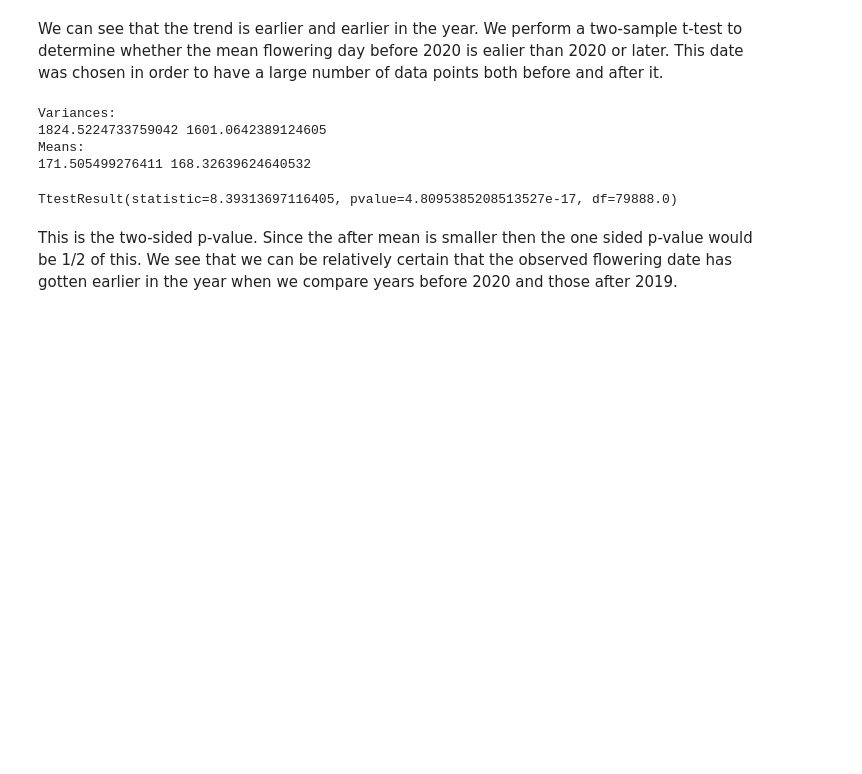
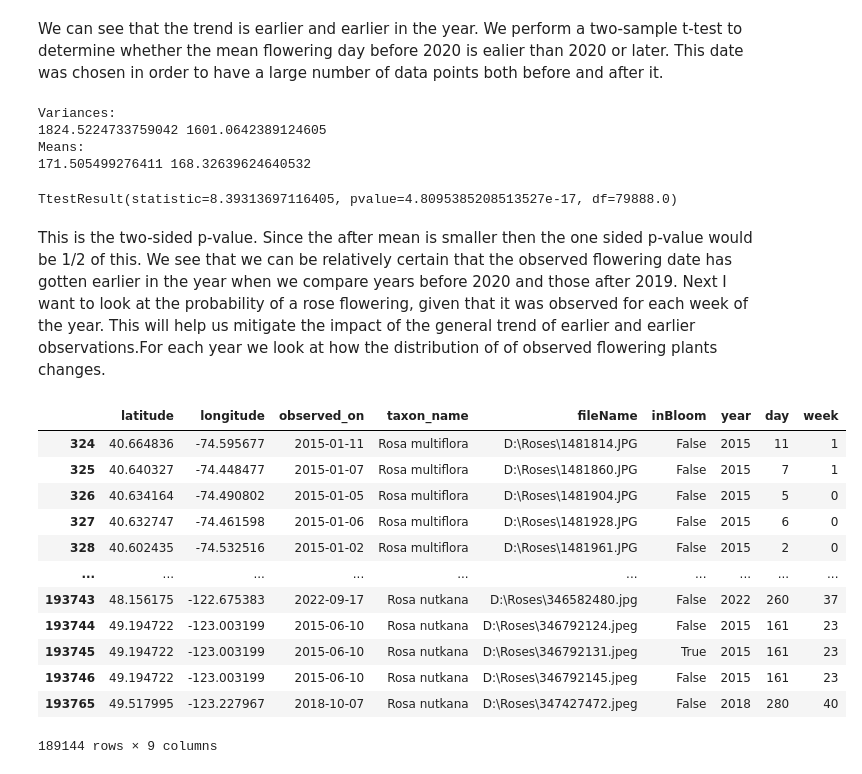
Before and after one commit to SeanHaight/FlowerIdentificationProject, a Jupyter notebook: Notebooks/Roses/rose_Hypothesis_Testing.ipynb, the cells around one changed output. Drawn from its saved outputs; the diff is of its cells as text; code cells hidden in the pictures; blank space fills up the shorter version.

```diff
--- a/Notebooks/Roses/rose_Hypothesis_Testing.ipynb
+++ b/Notebooks/Roses/rose_Hypothesis_Testing.ipynb
@@ -166,4 +166,4 @@ stats.ttest_ind(beforeData, afterData, equal_var=True)
 # %% [output]
 TtestResult(statistic=8.39313697116405, pvalue=4.8095385208513527e-17, df=79888.0)
 # %% [markdown]
-This is the two-sided p-value. Since the after mean is smaller then the one sided p-value would be 1/2 of this. We see that we can be relatively certain that the observed flowering date has gotten earlier in the year when we compare years before 2020 and those after 2019.
+This is the two-sided p-value. Since the after mean is smaller then the one sided p-value would be 1/2 of this. We see that we can be relatively certain that the observed flowering date has gotten earlier in the year when we compare years before 2020 and those after 2019. Next I want to look at the probability of a rose flowering, given that it was observed for each week of the year. This will help us mitigate the impact of the general trend of earlier and earlier observations.For each year we look at how the distribution of of observed flowering plants changes.
@@ -169,0 +175,16 @@ This is the two-sided p-value. Since the after mean is smaller then the one side
+# %%
+roses
+# %% [output]
+|  | latitude | longitude | observed_on | taxon_name | fileName | inBloom | year | day | week |
+| 324 | 40.664836 | -74.595677 | 2015-01-11 | Rosa multiflora | D:\Roses\1481814.JPG | False | 2015 | 11 | 1 |
+| 325 | 40.640327 | -74.448477 | 2015-01-07 | Rosa multiflora | D:\Roses\1481860.JPG | False | 2015 | 7 | 1 |
+| 326 | 40.634164 | -74.490802 | 2015-01-05 | Rosa multiflora | D:\Roses\1481904.JPG | False | 2015 | 5 | 0 |
+| 327 | 40.632747 | -74.461598 | 2015-01-06 | Rosa multiflora | D:\Roses\1481928.JPG | False | 2015 | 6 | 0 |
+| 328 | 40.602435 | -74.532516 | 2015-01-02 | Rosa multiflora | D:\Roses\1481961.JPG | False | 2015 | 2 | 0 |
+| ... | ... | ... | ... | ... | ... | ... | ... | ... | ... |
+| 193743 | 48.156175 | -122.675383 | 2022-09-17 | Rosa nutkana | D:\Roses\346582480.jpg | False | 2022 | 260 | 37 |
+| 193744 | 49.194722 | -123.003199 | 2015-06-10 | Rosa nutkana | D:\Roses\346792124.jpeg | False | 2015 | 161 | 23 |
+| 193745 | 49.194722 | -123.003199 | 2015-06-10 | Rosa nutkana | D:\Roses\346792131.jpeg | True | 2015 | 161 | 23 |
+| 193746 | 49.194722 | -123.003199 | 2015-06-10 | Rosa nutkana | D:\Roses\346792145.jpeg | False | 2015 | 161 | 23 |
+| 193765 | 49.517995 | -123.227967 | 2018-10-07 | Rosa nutkana | D:\Roses\347427472.jpeg | False | 2018 | 280 | 40 |
+189144 rows × 9 columns
```
Also changed, not shown: parts of 8 cells of this notebook, 1 other file.
